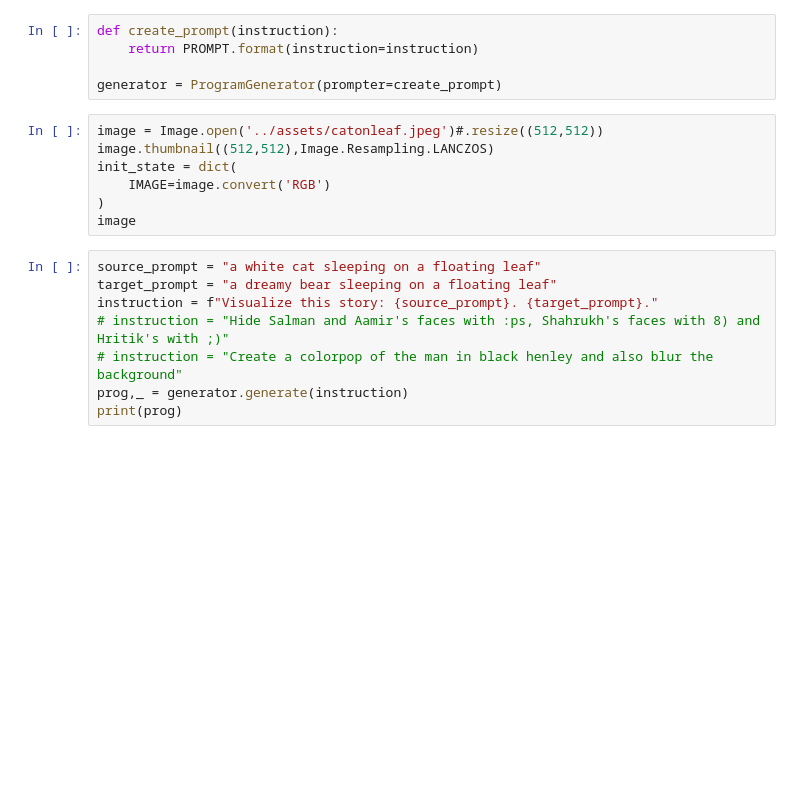
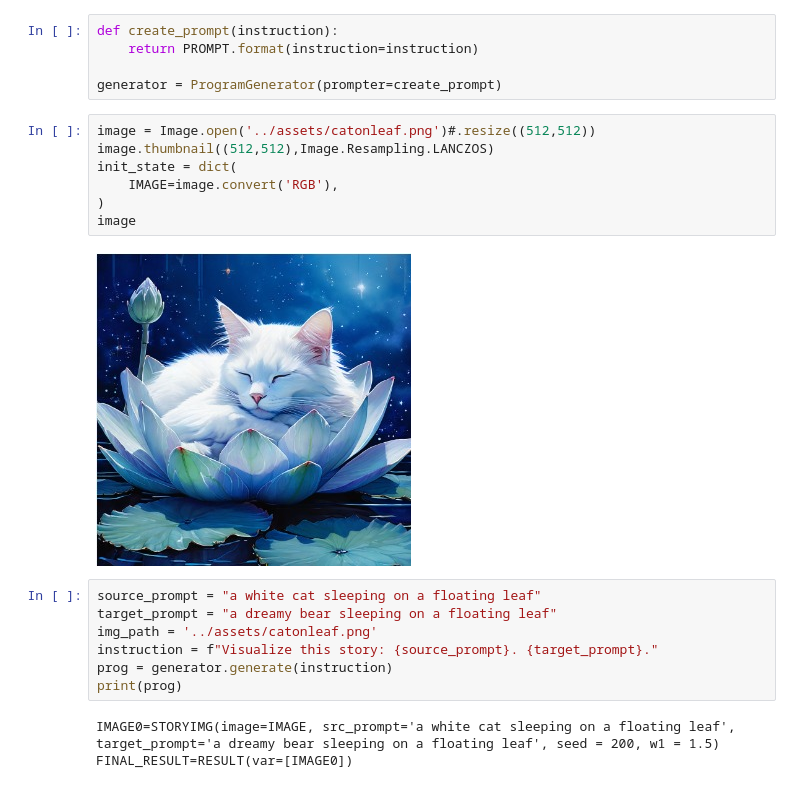
Before and after one commit to mehal99/visprog, a Jupyter notebook: notebooks/story_gen.ipynb, the cells around one changed output. Drawn from its saved outputs; the diff is of its cells as text; blank space fills up the shorter version.

Commit message:
fixed story gen module

```diff
--- a/notebooks/story_gen.ipynb
+++ b/notebooks/story_gen.ipynb
@@ -20,19 +23,23 @@ def create_prompt(instruction):
 
 generator = ProgramGenerator(prompter=create_prompt)
 # %%
-image = Image.open('../assets/catonleaf.jpeg')#.resize((512,512))
+image = Image.open('../assets/catonleaf.png')#.resize((512,512))
 image.thumbnail((512,512),Image.Resampling.LANCZOS)
 init_state = dict(
-    IMAGE=image.convert('RGB')
+    IMAGE=image.convert('RGB'),
 )
 image
+# %% [output]
+[figure, added]
 # %%
 source_prompt = "a white cat sleeping on a floating leaf"
 target_prompt = "a dreamy bear sleeping on a floating leaf"
+img_path = '../assets/catonleaf.png'
 instruction = f"Visualize this story: {source_prompt}. {target_prompt}."
-# instruction = "Hide Salman and Aamir's faces with :ps, Shahrukh's faces with 8) and Hritik's with ;)"
-# instruction = "Create a colorpop of the man in black henley and also blur the background"
-prog,_ = generator.generate(instruction)
+prog = generator.generate(instruction)
 print(prog)
+# %% [output]
+IMAGE0=STORYIMG(image=IMAGE, src_prompt='a white cat sleeping on a floating leaf', target_prompt='a dreamy bear sleeping on a floating leaf', seed = 200, w1 = 1.5)
+FINAL_RESULT=RESULT(var=[IMAGE0])
 # %%
 result, prog_state, html_str = interpreter.execute(prog,init_state,inspect=True)
```
Also changed, not shown: parts of 9 cells of this notebook, 4 other files.
